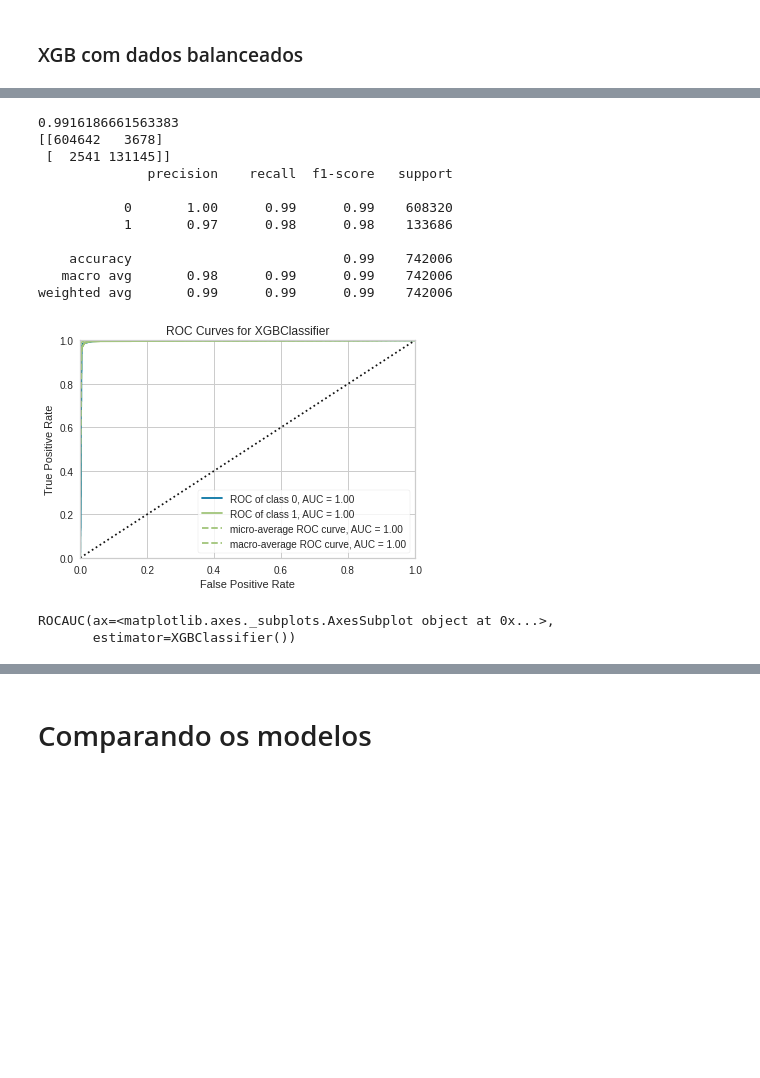
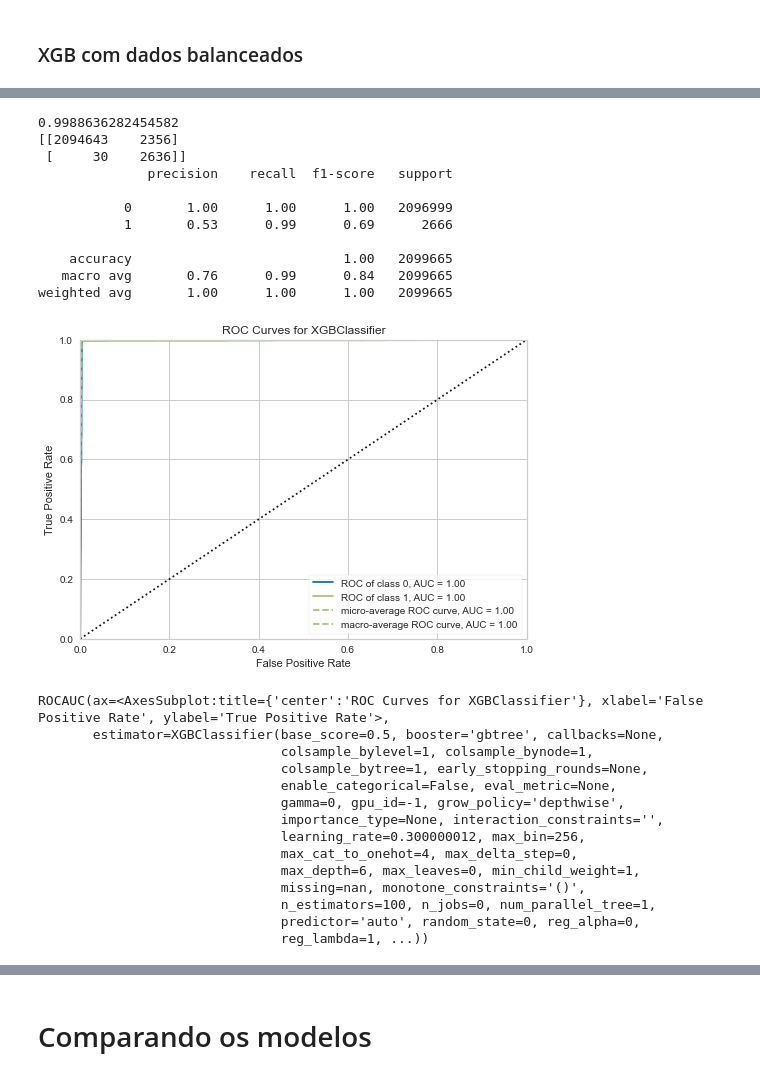
Before and after one commit to carinarover/DeteccaoFraudes, a Jupyter notebook: deteccao_fraude.ipynb, the cells around one changed output, grey strips where cells are left out. Cells and saved outputs as stored; diff of their text form; code cells hidden in the pictures; blank space fills up the shorter version.

```diff
--- a/deteccao_fraude.ipynb
+++ b/deteccao_fraude.ipynb
@@ -742 +716,7 @@ predictions = DT2.predict(test_X)
+# %%
+DT2 = tree.DecisionTreeClassifier()
+
+DT2.fit(X_df, y_df)
+
+predictions2 = DT2.predict(X_test)
 # %%
@@ -834 +804,7 @@ predictions = RF2.predict(test_X)
+# %%
+RF2 = RandomForestClassifier()
+
+RF2.fit(X_df, y_df)
+
+predictions2 = RF2.predict(X_test)
 # %%
@@ -926 +892,7 @@ predictions = LR2.predict(test_X)
+# %%
+LR2 = LogisticRegression()
+
+LR2.fit(X_df, y_df)
+
+predictions2 = LR2.predict(X_test)
 # %%
@@ -1023,23 +1005,41 @@ predictions = XG2.predict(test_X)
+# %%
+XG2 = XGBClassifier()
+
+XG2.fit(X_df, y_df)
+
+predictions2 = XG2.predict(X_test)
 # %%
-print(XG2.score(test_X, test_y))
-print(confusion_matrix(test_y, predictions))
-print(classification_report(test_y, XG2.predict(test_X)))
+print(XG2.score(X_test, y_test))
+print(confusion_matrix(y_test, predictions2))
+print(classification_report(y_test, XG2.predict(X_test)))
 # %% [output]
-0.9916186661563383
-[[604642   3678]
- [  2541 131145]]
+0.9988636282454582
+[[2094643    2356]
+ [     30    2636]]
               precision    recall  f1-score   support
 
-           0       1.00      0.99      0.99    608320
-           1       0.97      0.98      0.98    133686
+           0       1.00      1.00      1.00   2096999
+           1       0.53      0.99      0.69      2666
 
-    accuracy                           0.99    742006
-   macro avg       0.98      0.99      0.99    742006
-weighted avg       0.99      0.99      0.99    742006
+    accuracy                           1.00   2099665
+   macro avg       0.76      0.99      0.84   2099665
+weighted avg       1.00      1.00      1.00   2099665
 # %%
-roc_auc(XG2, X_train, y_train, X_test=X_test, y_test=y_test)
+roc_auc(XG2, X_df, y_df, X_test=X_test, y_test=y_test)
 # %% [output]
-[figure, old version]
+[figure, new version]
-ROCAUC(ax=<matplotlib.axes._subplots.AxesSubplot object at 0x...>,
-       estimator=XGBClassifier())
+ROCAUC(ax=<AxesSubplot:title={'center':'ROC Curves for XGBClassifier'}, xlabel='False Positive Rate', ylabel='True Positive Rate'>,
+       estimator=XGBClassifier(base_score=0.5, booster='gbtree', callbacks=None,
+                               colsample_bylevel=1, colsample_bynode=1,
+                               colsample_bytree=1, early_stopping_rounds=None,
+                               enable_categorical=False, eval_metric=None,
+                               gamma=0, gpu_id=-1, grow_policy='depthwise',
+                               importance_type=None, interaction_constraints='',
+                               learning_rate=0.300000012, max_bin=256,
+                               max_cat_to_onehot=4, max_delta_step=0,
+                               max_depth=6, max_leaves=0, min_child_weight=1,
+                               missing=nan, monotone_constraints='()',
+                               n_estimators=100, n_jobs=0, num_parallel_tree=1,
+                               predictor='auto', random_state=0, reg_alpha=0,
+                               reg_lambda=1, ...))
 # %%
```
Also changed, not shown: parts of 84 cells of this notebook.
